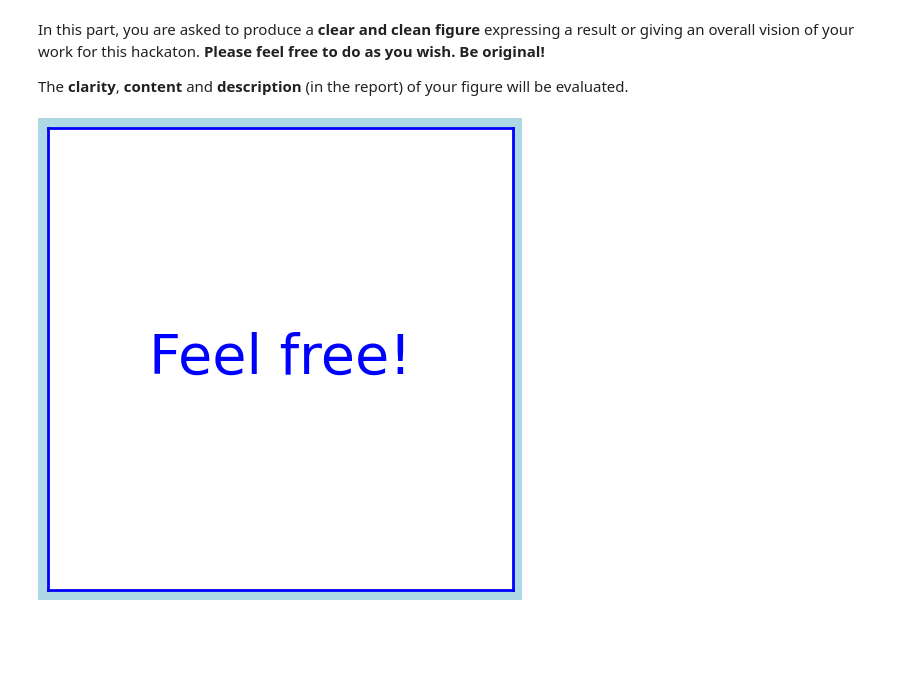
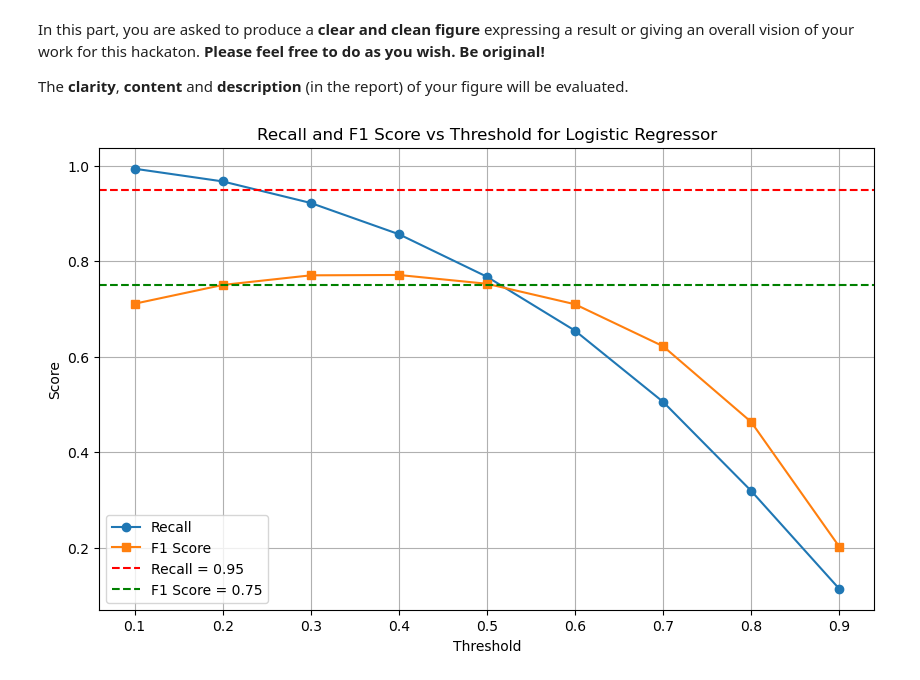
Before and after one commit to uclthomasblaimont/Hackathon2, a Jupyter notebook: H2-classification.ipynb, the cells around one changed output. Cells and saved outputs as stored; diff of their text form; code cells hidden in the pictures; blank space fills up the shorter version.

```diff
--- a/H2-classification.ipynb
+++ b/H2-classification.ipynb
@@ -754,24 +777,62 @@ or giving an overall vision of your work for this hackaton. **Please feel free t
 wish. Be original!**
 
 The **clarity**, **content** and **description** (in the report) of your figure will be evaluated.
-# %%
-"""
-CELL N°6.1 : VISUALIZE YOUR RESULTS
-
-@pre:  /
-@post: /
-"""
-
-# To modify
-fig, ax = plt.subplots(figsize=(6, 6))
-fig.patch.set_facecolor("LightBlue")
-ax.set_facecolor("white")
-ax.text(0.5, 0.5, 'Feel free!', fontsize=40, ha='center', va='center', color='blue', transform=ax.transAxes)
-for spine in ax.spines.values():
-    spine.set_edgecolor("blue")
-    spine.set_linewidth(2)
-ax.set_xticks([])
-ax.set_yticks([])
-plt.show()
-# %% [output]
-[figure, removed]
+# %%
+"""
+CELL N°6.1 : VISUALIZE YOUR RESULTS
+
+@pre:  /
+@post: A figure showing the Recall and F1 Score of the Logistic Regressor at different thresholds.
+"""
+
+
+
+
+thresholds = [i / 10 for i in range(1, 10)]  # Thresholds from 0.1 to 0.9
+recalls = []
+f1_scores = []
+
+
+for threshold in thresholds:
+    reg_validation = []
+    selected_features = sorted_features  # Using all selected features
+    X_selected = X[selected_features]
+    for train_index, test_index in kf.split(X_selected):
+        X_train, X_test = X_selected.iloc[train_index], X_selected.iloc[test_index]
+        y_train, y_test = y.iloc[train_index], y.iloc[test_index]
+        scaler = StandardScaler()
+        X_train_scaled = scaler.fit_transform(X_train)
+        X_test_scaled = scaler.transform(X_test)
+        y_train_array = y_train.values.ravel()
+        y_test_array = y_test.values.ravel()
+        logistic_predictor = logistic_regressor(X_train_scaled, y_train_array, threshold=threshold)
+        y_pred_logistic = logistic_predictor(X_test_scaled)
+        logistic_metrics = (
+            recall(y_test_array, y_pred_logistic),
+            precision(y_test_array, y_pred_logistic),
+            f1_score(y_test_array, y_pred_logistic)
+        )
+        reg_validation.append(logistic_metrics)
+    # Compute the average metrics
+    metrics_array = np.array(reg_validation)
+    avg_metrics = tuple(metrics_array.mean(axis=0))
+    avg_recall, avg_precision, avg_f1 = avg_metrics
+
+    recalls.append(avg_recall)
+    f1_scores.append(avg_f1)
+
+# Plotting the Recall and F1 Score vs Threshold
+plt.figure(figsize=(10,6))
+plt.plot(thresholds, recalls, marker='o', label='Recall')
+plt.plot(thresholds, f1_scores, marker='s', label='F1 Score')
+plt.axhline(y=0.95, color='r', linestyle='--', label='Recall = 0.95')
+plt.axhline(y=0.75, color='g', linestyle='--', label='F1 Score = 0.75')
+plt.title('Recall and F1 Score vs Threshold for Logistic Regressor')
+plt.xlabel('Threshold')
+plt.ylabel('Score')
+plt.xticks(thresholds)
+plt.legend()
+plt.grid(True)
+plt.show()
+# %% [output]
+[figure, added]
```
Also changed, not shown: parts of 6 cells of this notebook.
